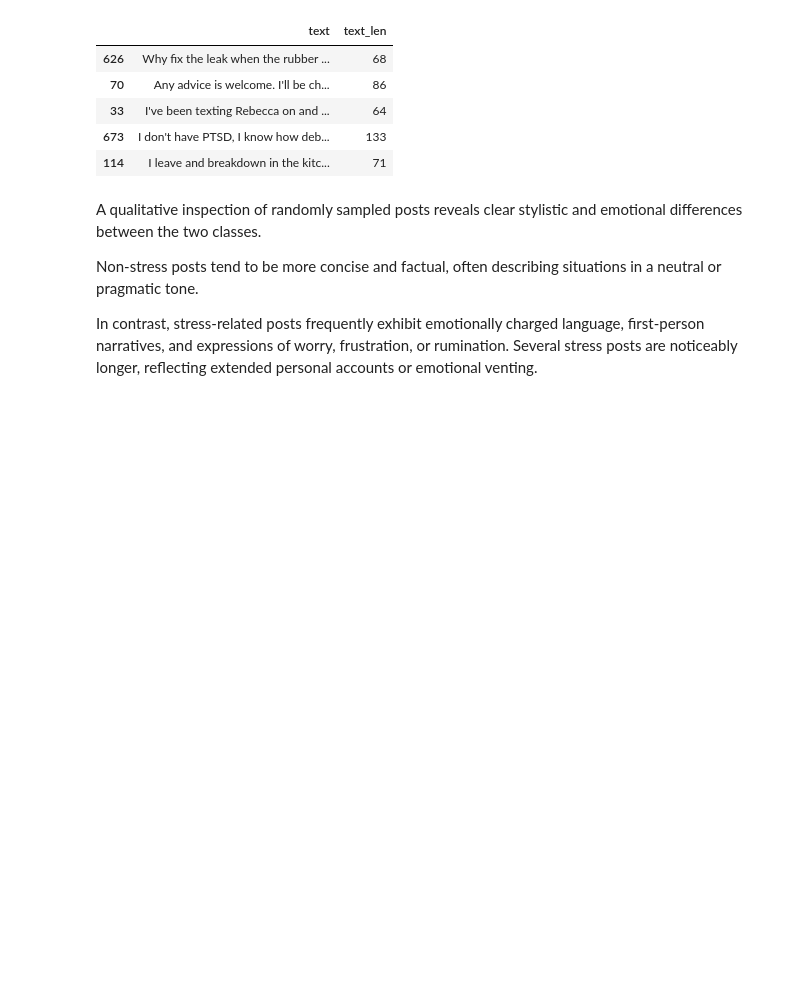
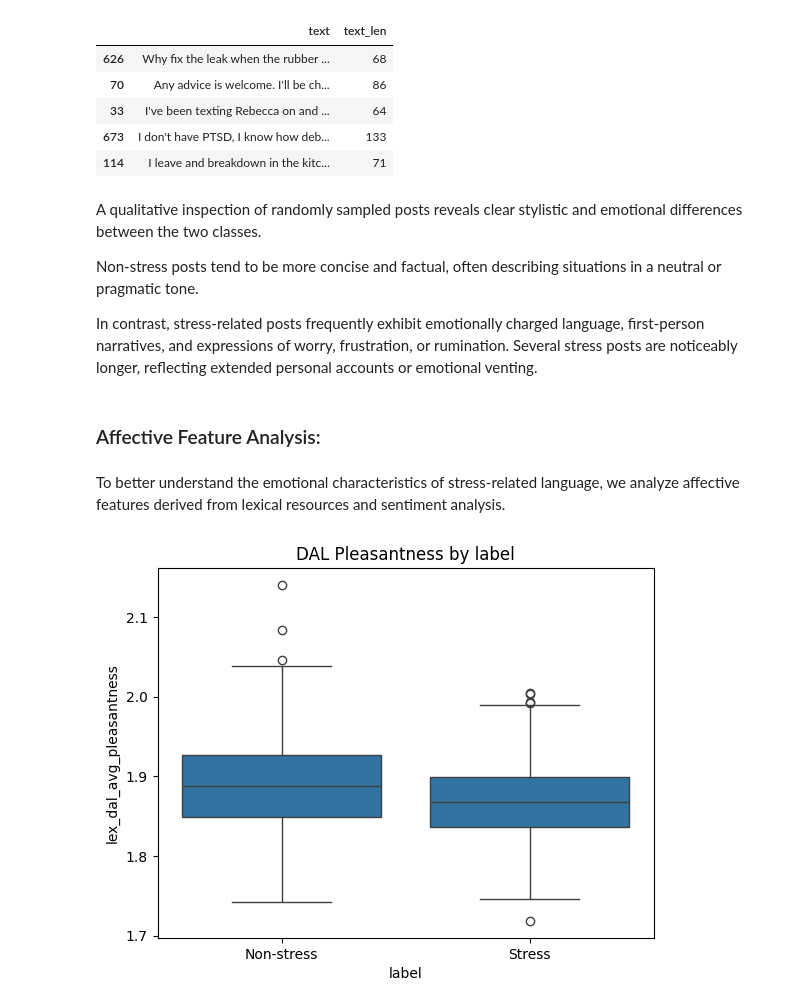
Before and after one commit to jacques2/dreaddit-stress-nlp, a Jupyter notebook: notebooks/01_eda.ipynb.ipynb, the cells around one changed output. Saved outputs shown, nothing was run; the diff lists cells and outputs as text; code cells hidden in the pictures; blank space fills up the shorter version.

Commit message:
Affective Feture Analysis, end of EDA

```diff
--- a/notebooks/01_eda.ipynb.ipynb
+++ b/notebooks/01_eda.ipynb.ipynb
@@ -117,6 +110,8 @@ The near-balanced distribution allows us to focus on model behavior and interpre
 # %%
 # Text length
 
+df = df.copy()
+
 df["text_len"] = df["text"].str.split().str.len()
 df["text_len"].describe()
 # %% [output]
@@ -180,3 +175,16 @@ A qualitative inspection of randomly sampled posts reveals clear stylistic and e
 Non-stress posts tend to be more concise and factual, often describing situations in a neutral or pragmatic tone.
 
 In contrast, stress-related posts frequently exhibit emotionally charged language, first-person narratives, and expressions of worry, frustration, or rumination. Several stress posts are noticeably longer, reflecting extended personal accounts or emotional venting.
+# %% [markdown]
+### Affective Feature Analysis:
+# %% [markdown]
+To better understand the emotional characteristics of stress-related language, we analyze affective features derived from lexical resources and sentiment analysis.
+# %%
+# DAL pleasantness by label
+
+sns.boxplot(x="label", y="lex_dal_avg_pleasantness", data=df)
+plt.xticks([0, 1], ["Non-stress", "Stress"])
+plt.title("DAL Pleasantness by label")
+plt.show()
+# %% [output]
+[figure, added]
```
Also changed, not shown: parts of 6 cells of this notebook, 1 other file.
